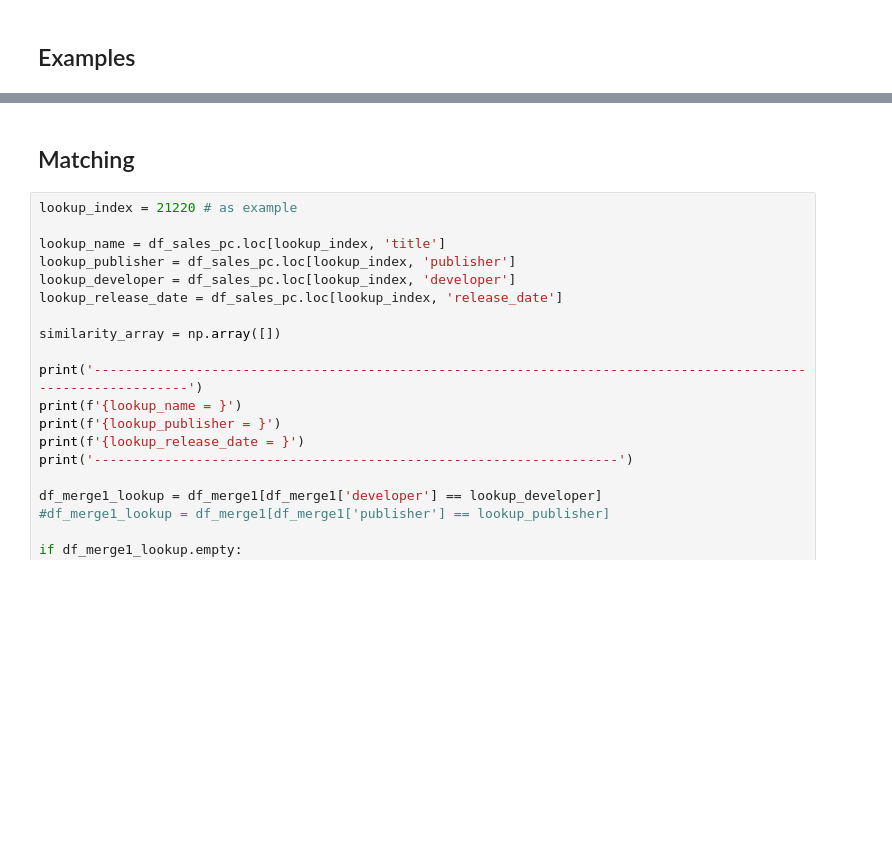
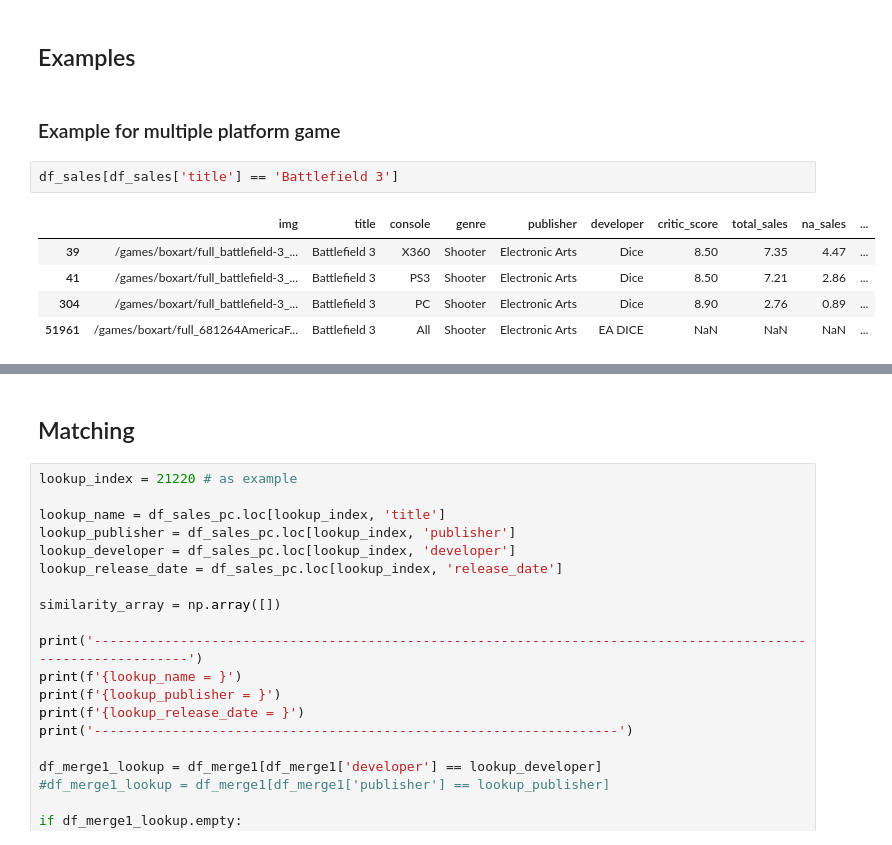
Before and after one commit to tgrauenhorst/Predicting_Video_Game_Success, a Jupyter notebook: notebooks/merge_data/merge_sales_data.ipynb, the cells around one changed output, grey strips where cells are left out. Saved outputs shown, nothing was run; the diff lists cells and outputs as text; blank space fills up the shorter version.

```diff
--- a/notebooks/merge_data/merge_sales_data.ipynb
+++ b/notebooks/merge_data/merge_sales_data.ipynb
@@ -51,2 +220,12 @@ array(['PS3', 'PS4', 'PS2', 'X360', 'XOne', 'PC', 'PSP', 'Wii', 'PS',
 # %% [markdown]
 ## Examples
+# %% [markdown]
+### Example for multiple platform game
+# %%
+df_sales[df_sales['title'] == 'Battlefield 3']
+# %% [output]
+|  | img | title | console | genre | publisher | developer | critic_score | total_sales | na_sales | ... |
+| 39 | /games/boxart/full_battlefield-3_... | Battlefield 3 | X360 | Shooter | Electronic Arts | Dice | 8.50 | 7.35 | 4.47 | ... |
+| 41 | /games/boxart/full_battlefield-3_... | Battlefield 3 | PS3 | Shooter | Electronic Arts | Dice | 8.50 | 7.21 | 2.86 | ... |
+| 304 | /games/boxart/full_battlefield-3_... | Battlefield 3 | PC | Shooter | Electronic Arts | Dice | 8.90 | 2.76 | 0.89 | ... |
+| 51961 | /games/boxart/full_681264AmericaF... | Battlefield 3 | All | Shooter | Electronic Arts | EA DICE | NaN | NaN | NaN | ... |
```
Also changed, not shown: parts of 36 cells of this notebook.
